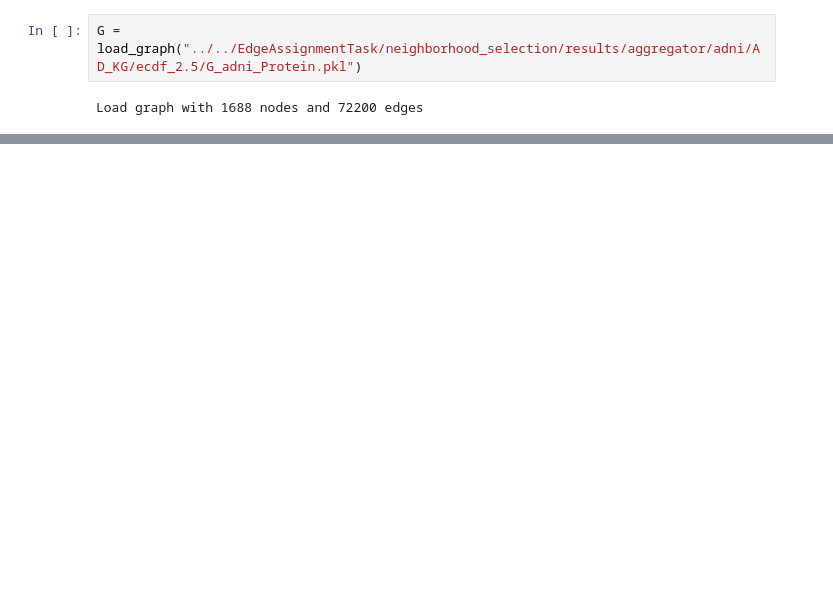
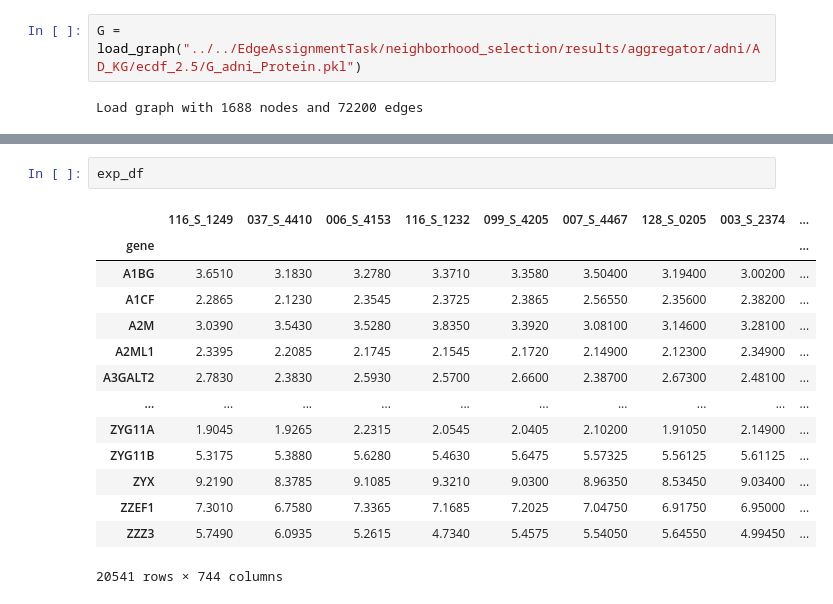
Before and after one commit to Xiaoxuan-Yu-ty/HybridKG, a Jupyter notebook: EdgeAssignmentTask/neighborhood_selection/test.ipynb, the cells around one changed output, grey strips where cells are left out. Saved outputs shown, nothing was run; the diff lists cells and outputs as text; blank space fills up the shorter version.

```diff
--- a/EdgeAssignmentTask/neighborhood_selection/test.ipynb
+++ b/EdgeAssignmentTask/neighborhood_selection/test.ipynb
@@ -609,0 +661,17 @@ def paprnetwork_to_hetero_data(G: nx.MultiDiGraph, topo_features=None):
+# %%
+exp_df
+# %% [output]
+|  | 116_S_1249 | 037_S_4410 | 006_S_4153 | 116_S_1232 | 099_S_4205 | 007_S_4467 | 128_S_0205 | 003_S_2374 | ... |
+| gene |  |  |  |  |  |  |  |  | ... |
+| A1BG | 3.6510 | 3.1830 | 3.2780 | 3.3710 | 3.3580 | 3.50400 | 3.19400 | 3.00200 | ... |
+| A1CF | 2.2865 | 2.1230 | 2.3545 | 2.3725 | 2.3865 | 2.56550 | 2.35600 | 2.38200 | ... |
+| A2M | 3.0390 | 3.5430 | 3.5280 | 3.8350 | 3.3920 | 3.08100 | 3.14600 | 3.28100 | ... |
+| A2ML1 | 2.3395 | 2.2085 | 2.1745 | 2.1545 | 2.1720 | 2.14900 | 2.12300 | 2.34900 | ... |
+| A3GALT2 | 2.7830 | 2.3830 | 2.5930 | 2.5700 | 2.6600 | 2.38700 | 2.67300 | 2.48100 | ... |
+| ... | ... | ... | ... | ... | ... | ... | ... | ... | ... |
+| ZYG11A | 1.9045 | 1.9265 | 2.2315 | 2.0545 | 2.0405 | 2.10200 | 1.91050 | 2.14900 | ... |
+| ZYG11B | 5.3175 | 5.3880 | 5.6280 | 5.4630 | 5.6475 | 5.57325 | 5.56125 | 5.61125 | ... |
+| ZYX | 9.2190 | 8.3785 | 9.1085 | 9.3210 | 9.0300 | 8.96350 | 8.53450 | 9.03400 | ... |
+| ZZEF1 | 7.3010 | 6.7580 | 7.3365 | 7.1685 | 7.2025 | 7.04750 | 6.91750 | 6.95000 | ... |
+| ZZZ3 | 5.7490 | 6.0935 | 5.2615 | 4.7340 | 5.4575 | 5.54050 | 5.64550 | 4.99450 | ... |
+20541 rows × 744 columns
```
Also changed, not shown: parts of 26 cells of this notebook, 14 other files.
